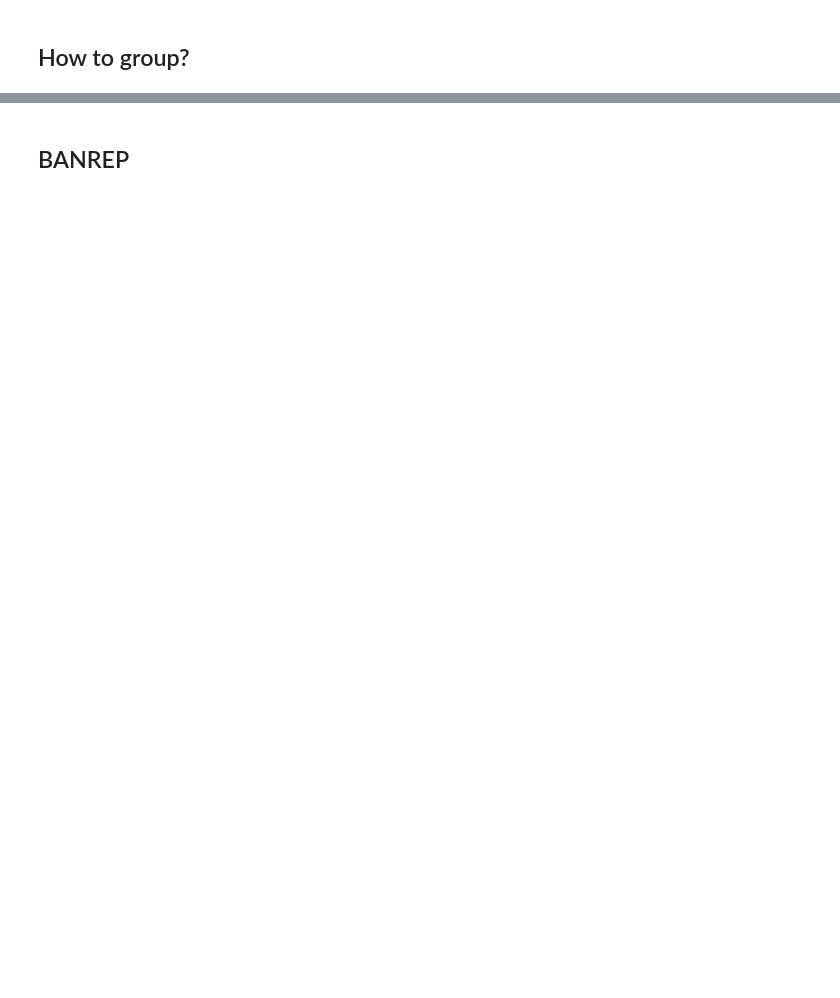
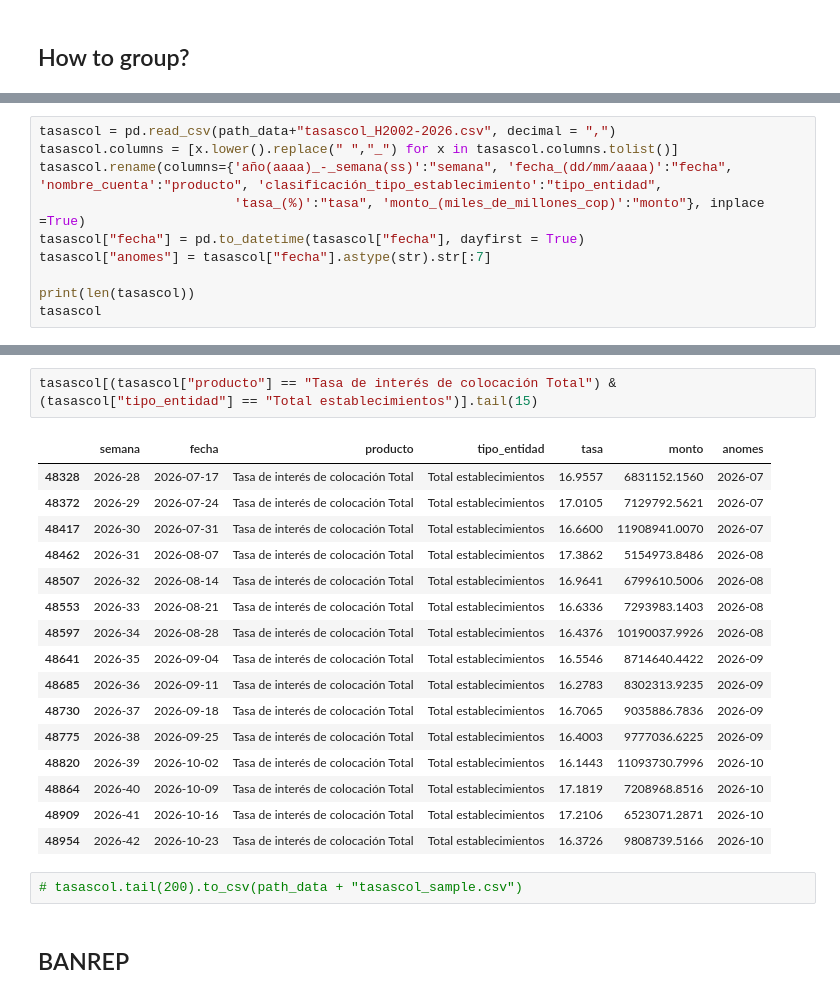
Before and after one commit to josebrx99/python, a Jupyter notebook: rates_degree_work/mdt.ipynb, the cells around one changed output, grey strips where cells are left out. Drawn from its saved outputs; the diff is of its cells as text; blank space fills up the shorter version.

```diff
--- a/rates_degree_work/mdt.ipynb
+++ b/rates_degree_work/mdt.ipynb
@@ -211,0 +168,10 @@ tasascap
+# %%
+tasascol = pd.read_csv(path_data+"tasascol_H2002-2026.csv", decimal = ",")
+tasascol.columns = [x.lower().replace(" ","_") for x in tasascol.columns.tolist()]
+tasascol.rename(columns={'año(aaaa)_-_semana(ss)':"semana", 'fecha_(dd/mm/aaaa)':"fecha", 'nombre_cuenta':"producto", 'clasificación_tipo_establecimiento':"tipo_entidad",
+                         'tasa_(%)':"tasa", 'monto_(miles_de_millones_cop)':"monto"}, inplace =True)
+tasascol["fecha"] = pd.to_datetime(tasascol["fecha"], dayfirst = True)
+tasascol["anomes"] = tasascol["fecha"].astype(str).str[:7]
+
+print(len(tasascol))
+tasascol
@@ -212,3 +207,24 @@ tasascap
+# %%
+tasascol[(tasascol["producto"] == "Tasa de interés de colocación Total") & (tasascol["tipo_entidad"] == "Total establecimientos")].tail(15)
+# %% [output]
+|  | semana | fecha | producto | tipo_entidad | tasa | monto | anomes |
+| 48328 | 2026-28 | 2026-07-17 | Tasa de interés de colocación Total | Total establecimientos | 16.9557 | 6831152.1560 | 2026-07 |
+| 48372 | 2026-29 | 2026-07-24 | Tasa de interés de colocación Total | Total establecimientos | 17.0105 | 7129792.5621 | 2026-07 |
+| 48417 | 2026-30 | 2026-07-31 | Tasa de interés de colocación Total | Total establecimientos | 16.6600 | 11908941.0070 | 2026-07 |
+| 48462 | 2026-31 | 2026-08-07 | Tasa de interés de colocación Total | Total establecimientos | 17.3862 | 5154973.8486 | 2026-08 |
+| 48507 | 2026-32 | 2026-08-14 | Tasa de interés de colocación Total | Total establecimientos | 16.9641 | 6799610.5006 | 2026-08 |
+| 48553 | 2026-33 | 2026-08-21 | Tasa de interés de colocación Total | Total establecimientos | 16.6336 | 7293983.1403 | 2026-08 |
+| 48597 | 2026-34 | 2026-08-28 | Tasa de interés de colocación Total | Total establecimientos | 16.4376 | 10190037.9926 | 2026-08 |
+| 48641 | 2026-35 | 2026-09-04 | Tasa de interés de colocación Total | Total establecimientos | 16.5546 | 8714640.4422 | 2026-09 |
+| 48685 | 2026-36 | 2026-09-11 | Tasa de interés de colocación Total | Total establecimientos | 16.2783 | 8302313.9235 | 2026-09 |
+| 48730 | 2026-37 | 2026-09-18 | Tasa de interés de colocación Total | Total establecimientos | 16.7065 | 9035886.7836 | 2026-09 |
+| 48775 | 2026-38 | 2026-09-25 | Tasa de interés de colocación Total | Total establecimientos | 16.4003 | 9777036.6225 | 2026-09 |
+| 48820 | 2026-39 | 2026-10-02 | Tasa de interés de colocación Total | Total establecimientos | 16.1443 | 11093730.7996 | 2026-10 |
+| 48864 | 2026-40 | 2026-10-09 | Tasa de interés de colocación Total | Total establecimientos | 17.1819 | 7208968.8516 | 2026-10 |
+| 48909 | 2026-41 | 2026-10-16 | Tasa de interés de colocación Total | Total establecimientos | 17.2106 | 6523071.2871 | 2026-10 |
+| 48954 | 2026-42 | 2026-10-23 | Tasa de interés de colocación Total | Total establecimientos | 16.3726 | 9808739.5166 | 2026-10 |
+# %%
+# tasascol.tail(200).to_csv(path_data + "tasascol_sample.csv")
 # %% [markdown]
 ## BANREP
 # %%
```
Also changed, not shown: parts of 35 cells of this notebook.
